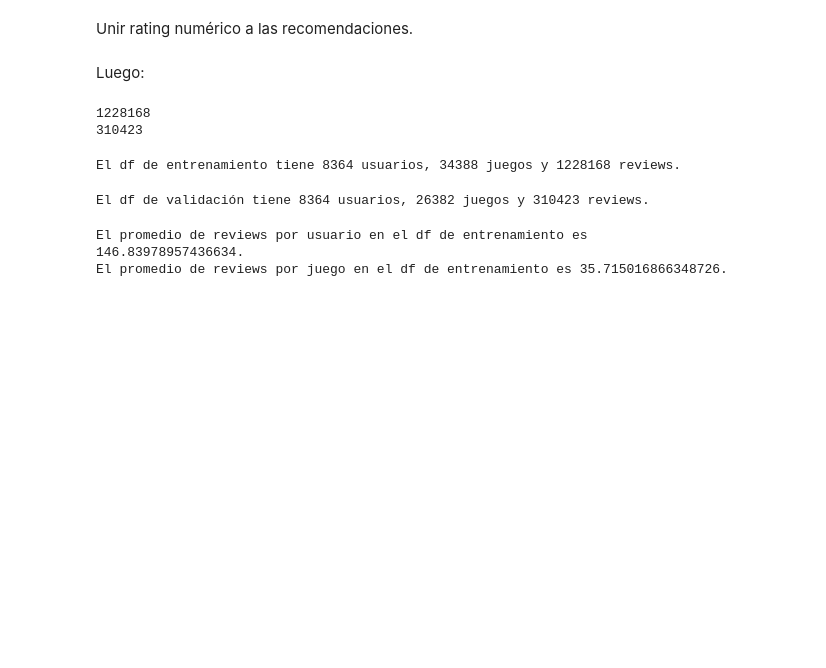
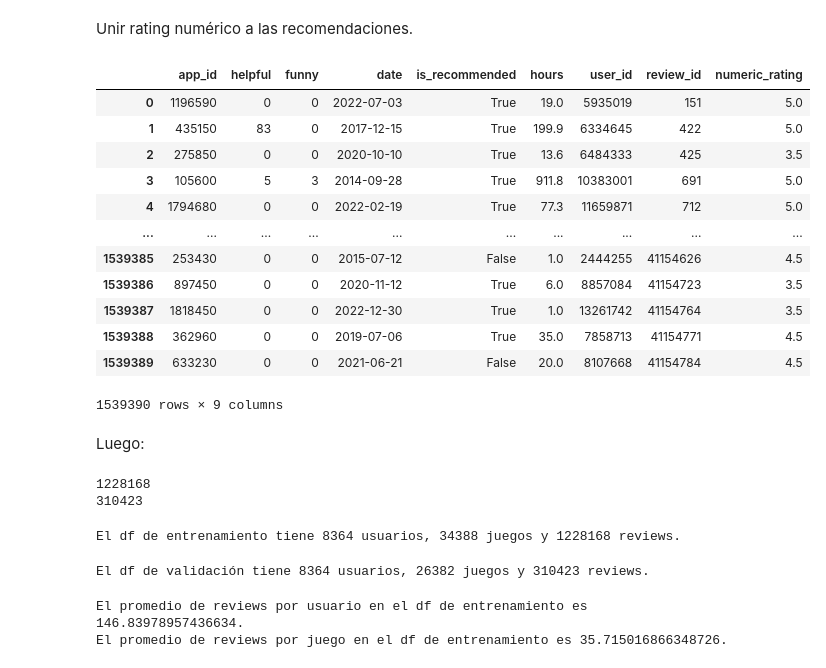
Before and after one commit to BenitoOl/Proyecto-Recomendadores, a Jupyter notebook: Proyecto_G06.ipynb, the cells around one changed output. Drawn from its saved outputs; the diff is of its cells as text; code cells hidden in the pictures; blank space fills up the shorter version.

```diff
--- a/Proyecto_G06.ipynb
+++ b/Proyecto_G06.ipynb
@@ -244,15 +280,29 @@ Se creará un diccionario con la transformación cualitativa a cuantitativa del
+# %%
+rating_mapping = {
+    'Overwhelmingly Positive': 5,
+    'Very Positive': 4.5,
+    'Positive': 4,
+    'Mostly Positive': 3.5,
+    'Mixed': 3,
+    'Mostly Negative': 2.5,
+    'Negative': 2,
+    'Very Negative': 1.5,
+    'Overwhelmingly Negative': 1
+}
 # %%
-rating_mapping = {
-    'Overwhelmingly Positive': 5,
-    'Very Positive': 4.5,
-    'Mostly Positive': 4,
-    'Positive': 3.5,
-    'Mixed': 3,
-    'Mostly Negative': 2,
-    'Negative': 1.5,
-    'Very Negative': 1,
-    'Overwhelmingly Negative': 0.5
-}
+# Antes estaba asi
+
+# rating_mapping = {
+#     'Overwhelmingly Positive': 5,
+#     'Very Positive': 4.5,
+#     'Positive': 4,
+#     'Mostly Positive': 3.5,
+#     'Mixed': 3,
+#     'Mostly Negative': 2,
+#     'Negative': 1.5,
+#     'Very Negative': 1,
+#     'Overwhelmingly Negative': 0.5
+# }
 # %% [markdown]
 Aplicando rating numérico.
 # %%
@@ -261,6 +327,22 @@ games['numeric_rating'] = games['rating'].map(rating_mapping)
 Unir rating numérico a las recomendaciones.
 # %%
 recommendations = recommendations.merge(games[['app_id', 'numeric_rating']], on='app_id', how='left')
+# %%
+recommendations
+# %% [output]
+|  | app_id | helpful | funny | date | is_recommended | hours | user_id | review_id | numeric_rating |
+| 0 | 1196590 | 0 | 0 | 2022-07-03 | True | 19.0 | 5935019 | 151 | 5.0 |
+| 1 | 435150 | 83 | 0 | 2017-12-15 | True | 199.9 | 6334645 | 422 | 5.0 |
+| 2 | 275850 | 0 | 0 | 2020-10-10 | True | 13.6 | 6484333 | 425 | 3.5 |
+| 3 | 105600 | 5 | 3 | 2014-09-28 | True | 911.8 | 10383001 | 691 | 5.0 |
+| 4 | 1794680 | 0 | 0 | 2022-02-19 | True | 77.3 | 11659871 | 712 | 5.0 |
+| ... | ... | ... | ... | ... | ... | ... | ... | ... | ... |
+| 1539385 | 253430 | 0 | 0 | 2015-07-12 | False | 1.0 | 2444255 | 41154626 | 4.5 |
+| 1539386 | 897450 | 0 | 0 | 2020-11-12 | True | 6.0 | 8857084 | 41154723 | 3.5 |
+| 1539387 | 1818450 | 0 | 0 | 2022-12-30 | True | 1.0 | 13261742 | 41154764 | 3.5 |
+| 1539388 | 362960 | 0 | 0 | 2019-07-06 | True | 35.0 | 7858713 | 41154771 | 4.5 |
+| 1539389 | 633230 | 0 | 0 | 2021-06-21 | False | 20.0 | 8107668 | 41154784 | 4.5 |
+1539390 rows × 9 columns
 # %% [markdown]
 Luego:
 # %%
```
Also changed, not shown: parts of 92 cells of this notebook, 2 other files.
